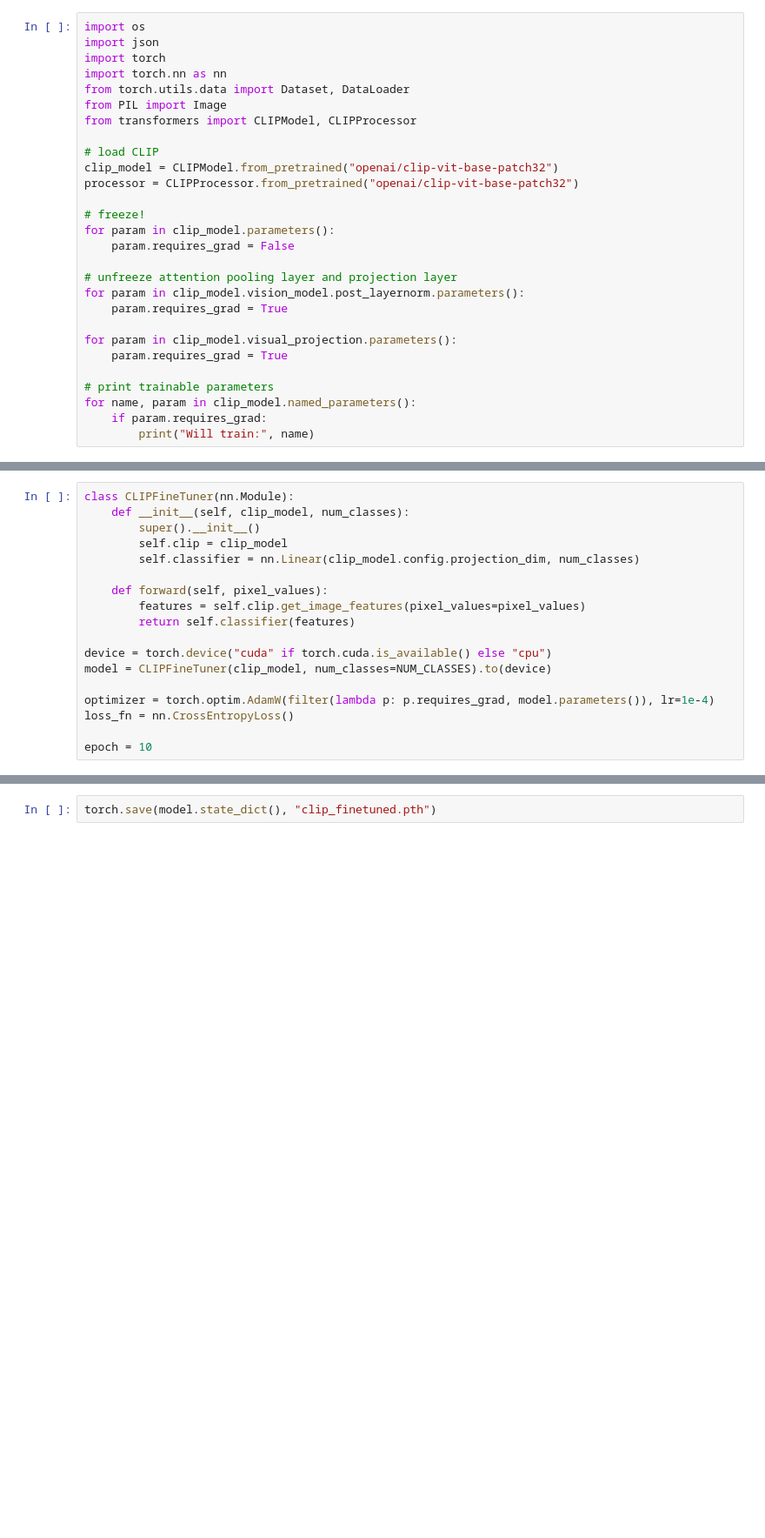
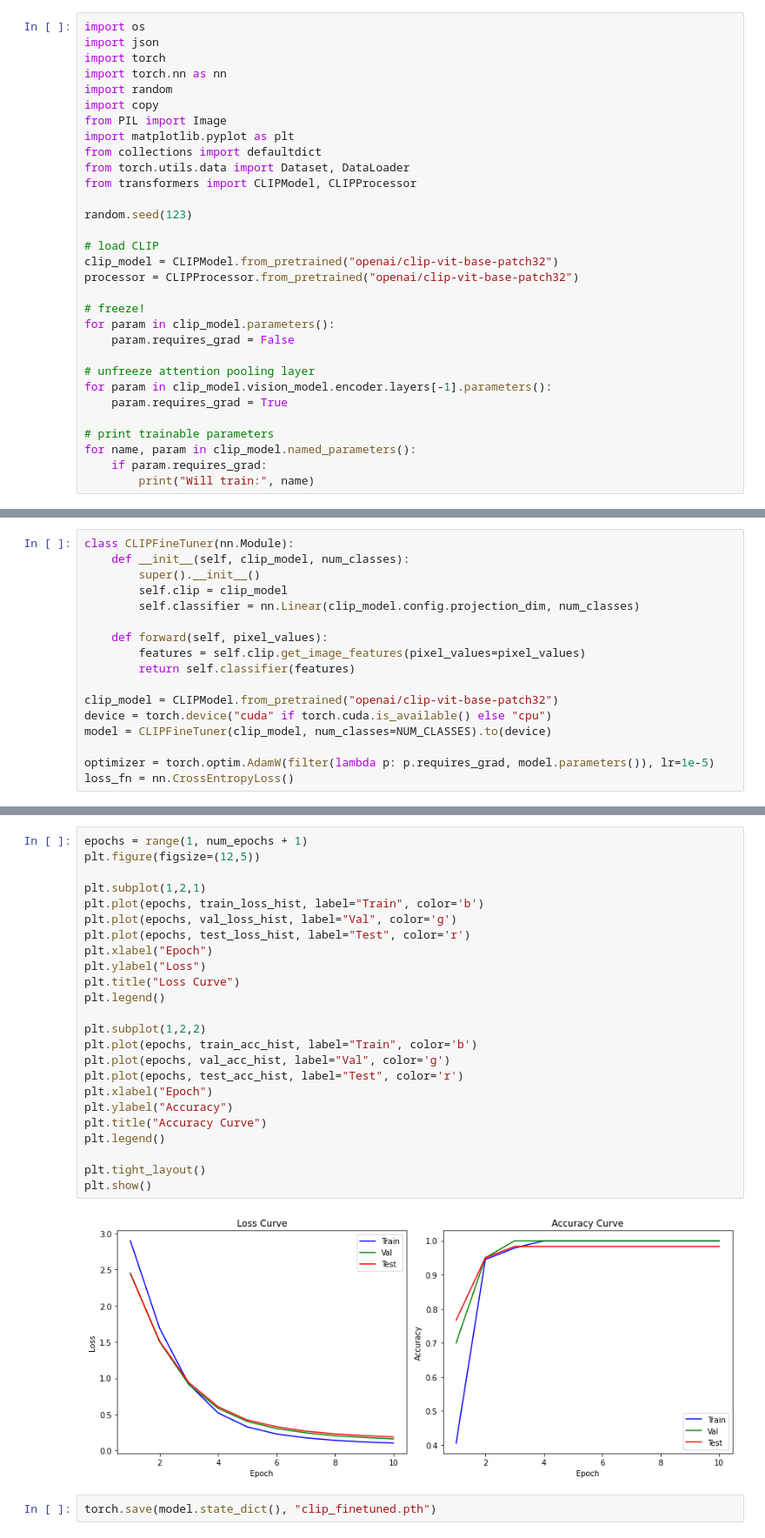
Before and after one commit to J4vixQ/Traffic-Sign-Recognition-CLIP, a Jupyter notebook: CLIP_finetune.ipynb, the cells around one changed output, grey strips where cells are left out. Shown: that part at 87% size. Drawn from its saved outputs; the diff is of its cells as text; blank space fills up the shorter version.

Commit message:
add validation and test in finetuning

```diff
--- a/CLIP_finetune.ipynb
+++ b/CLIP_finetune.ipynb
@@ -3,9 +3,15 @@ import os
 import json
 import torch
 import torch.nn as nn
+import random
+import copy
+from PIL import Image
+import matplotlib.pyplot as plt
+from collections import defaultdict
 from torch.utils.data import Dataset, DataLoader
-from PIL import Image
 from transformers import CLIPModel, CLIPProcessor
+
+random.seed(123)
 
 # load CLIP
 clip_model = CLIPModel.from_pretrained("openai/clip-vit-base-patch32")
@@ -15,11 +21,8 @@ processor = CLIPProcessor.from_pretrained("openai/clip-vit-base-patch32")
 for param in clip_model.parameters():
     param.requires_grad = False
 
-# unfreeze attention pooling layer and projection layer
-for param in clip_model.vision_model.post_layernorm.parameters():
-    param.requires_grad = True
-
-for param in clip_model.visual_projection.parameters():
+# unfreeze attention pooling layer
+for param in clip_model.vision_model.encoder.layers[-1].parameters():
     param.requires_grad = True
 
 # print trainable parameters
@@ -79,11 +121,10 @@ class CLIPFineTuner(nn.Module):
         features = self.clip.get_image_features(pixel_values=pixel_values)
         return self.classifier(features)
 
+clip_model = CLIPModel.from_pretrained("openai/clip-vit-base-patch32")
 device = torch.device("cuda" if torch.cuda.is_available() else "cpu")
 model = CLIPFineTuner(clip_model, num_classes=NUM_CLASSES).to(device)
 
-optimizer = torch.optim.AdamW(filter(lambda p: p.requires_grad, model.parameters()), lr=1e-4)
+optimizer = torch.optim.AdamW(filter(lambda p: p.requires_grad, model.parameters()), lr=1e-5)
 loss_fn = nn.CrossEntropyLoss()
-
-epoch = 10
 # %%
@@ -100,2 +217,28 @@ for epoch in range(epoch):
+# %%
+epochs = range(1, num_epochs + 1)
+plt.figure(figsize=(12,5))
+
+plt.subplot(1,2,1)
+plt.plot(epochs, train_loss_hist, label="Train", color='b')
+plt.plot(epochs, val_loss_hist, label="Val", color='g')
+plt.plot(epochs, test_loss_hist, label="Test", color='r')
+plt.xlabel("Epoch")
+plt.ylabel("Loss")
+plt.title("Loss Curve")
+plt.legend()
+
+plt.subplot(1,2,2)
+plt.plot(epochs, train_acc_hist, label="Train", color='b')
+plt.plot(epochs, val_acc_hist, label="Val", color='g')
+plt.plot(epochs, test_acc_hist, label="Test", color='r')
+plt.xlabel("Epoch")
+plt.ylabel("Accuracy")
+plt.title("Accuracy Curve")
+plt.legend()
+
+plt.tight_layout()
+plt.show()
+# %% [output]
+[figure, added]
 # %%
 torch.save(model.state_dict(), "clip_finetuned.pth")
```
Also changed, not shown: parts of 5 cells of this notebook, 1 other file.
